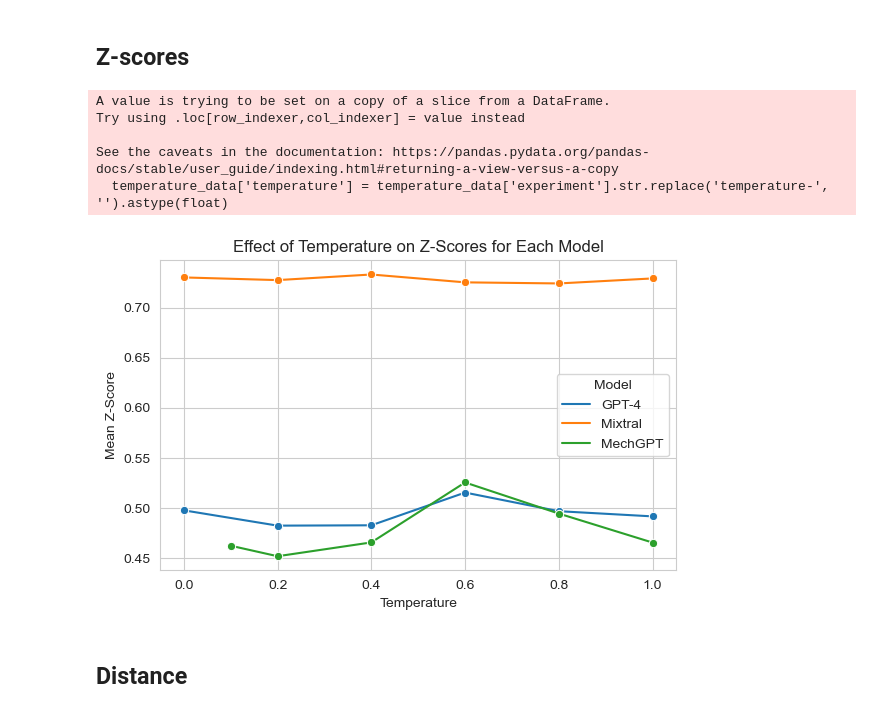
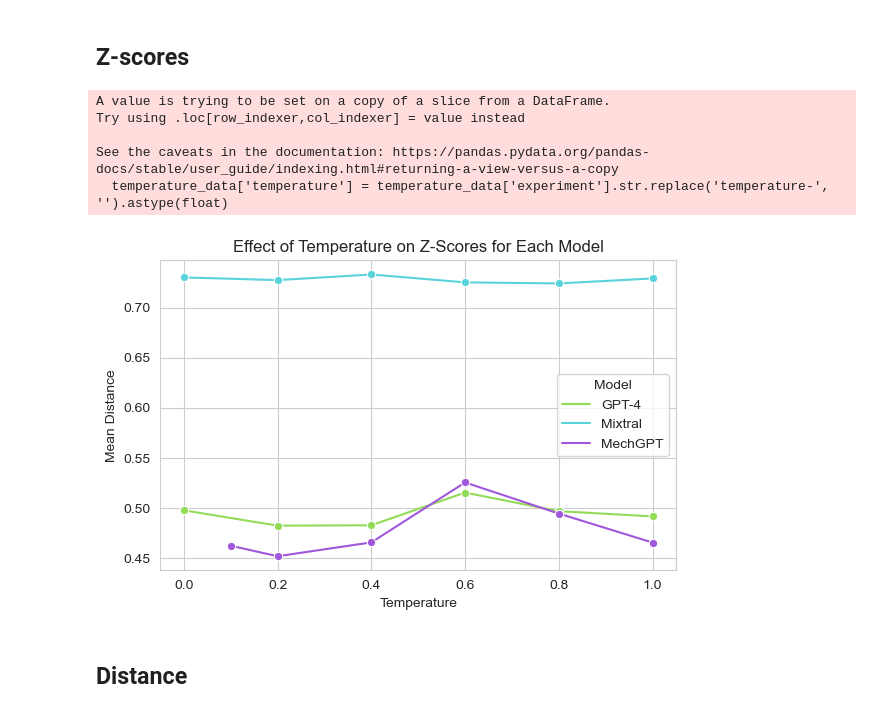
Before and after one commit to grndnl/llm_material_selection_jcise, a Jupyter notebook: evaluation/temperature.ipynb, the cells around one changed output. Drawn from its saved outputs; the diff is of its cells as text; code cells hidden in the pictures.

```diff
--- a/evaluation/temperature.ipynb
+++ b/evaluation/temperature.ipynb
@@ -13,28 +13,34 @@ data = pd.read_csv(data_path)
 # %%
 # Filter the entries under "experiment" that start with "temperature-" followed by a number from 0 to 1
 temperature_data = data[data['experiment'].str.match(r'temperature-[0-1]')]
+# %%
+# Load the full "Set3" ColorBrewer palette
+full_palette = sns.color_palette("hls", n_colors=4)  # "Set3" has 12 distinct colors
+
+# Select only the 2nd, 3rd, and 4th colors from the palette
+selected_colors = full_palette[1:4]
 # %%
 # Extracting temperature values and converting them to floats for plotting
 temperature_data['temperature'] = temperature_data['experiment'].str.replace('temperature-', '').astype(float)
 
 # Plotting
 plt.figure(figsize=(6, 4))
-sns.lineplot(data=temperature_data, x='temperature', y='mean_z_score', hue='model', marker='o')
+sns.lineplot(data=temperature_data, x='temperature', y='mean_z_score', hue='model', marker='o', palette=selected_colors)
 plt.title('Effect of Temperature on Z-Scores for Each Model')
 plt.xlabel('Temperature')
-plt.ylabel('Mean Z-Score')
+plt.ylabel('Mean Distance')
 plt.legend(title='Model') #, bbox_to_anchor=(1.05, 1), loc='upper left')
 plt.tight_layout()
 plt.savefig('temperature_z-score.pdf')
 
 plt.show()
 # %% [output]
 A value is trying to be set on a copy of a slice from a DataFrame.
 Try using .loc[row_indexer,col_indexer] = value instead
 
 See the caveats in the documentation: https://pandas.pydata.org/pandas-docs/stable/user_guide/indexing.html#returning-a-view-versus-a-copy
   temperature_data['temperature'] = temperature_data['experiment'].str.replace('temperature-', '').astype(float)
-[figure, old version]
+[figure, new version]
 # %% [markdown]
 ## Distance
 # %%
```
Also changed, not shown: parts of 1 cell of this notebook, 8 other files.
